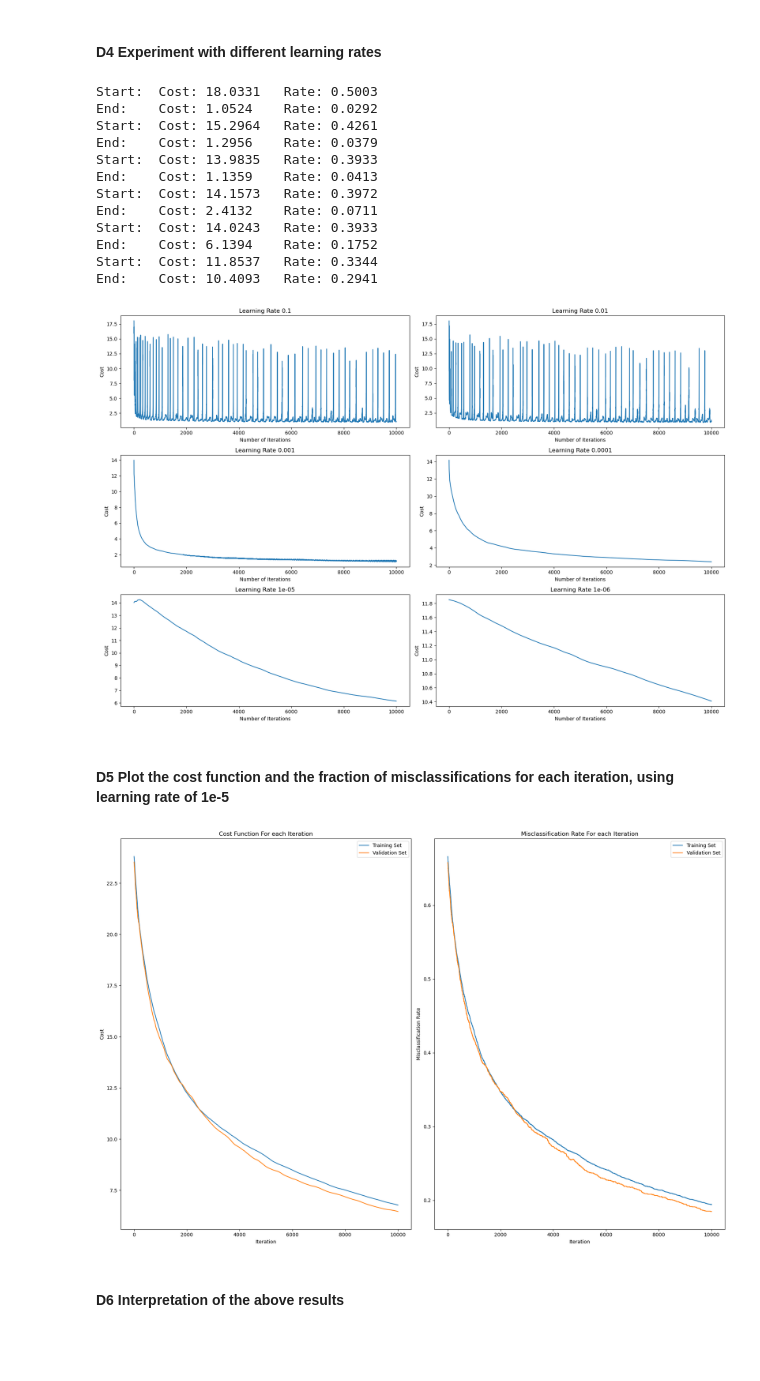
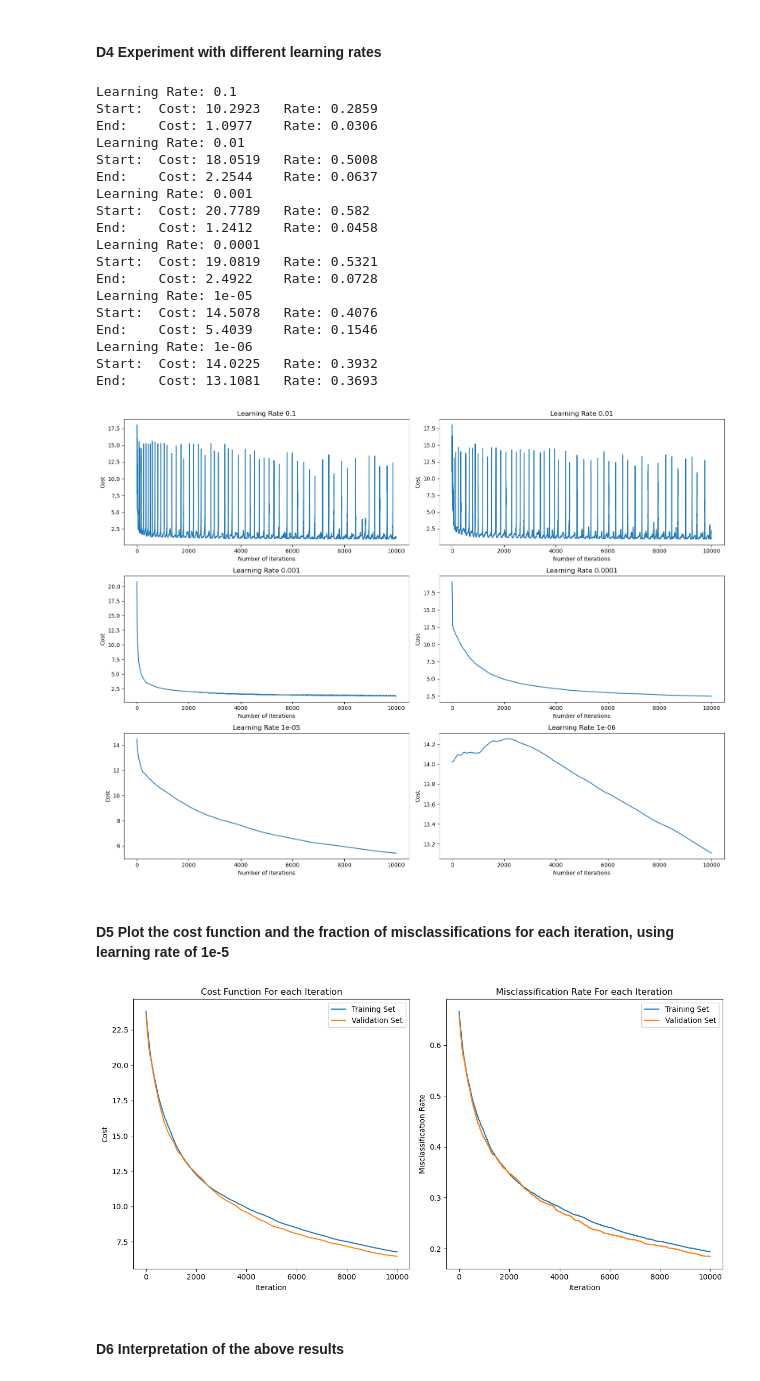
Before and after one commit to LisonLau/CITS5508-Assignments, a Jupyter notebook: Assignment 1 (15%)/assig1_23123849.ipynb, the cells around one changed output. Saved outputs shown, nothing was run; the diff lists cells and outputs as text; code cells hidden in the pictures; blank space fills up the shorter version.

```diff
--- a/Assignment 1 (15%)/assig1_23123849.ipynb
+++ b/Assignment 1 (15%)/assig1_23123849.ipynb
@@ -197,6 +209,8 @@ plt.figure(figsize=(18, 12))
 learning_rates = [1e-1, 1e-2, 1e-3, 1e-4, 1e-5, 1e-6]
 num_iterations = 10000
 for i, lr in enumerate(learning_rates):
+    print("Learning Rate:", lr)
+    np.random.seed(5508)
     theta = np.random.randn(train_x_bias.shape[1])
     _, d4_costs, _, _, _ = lr1_gradient_descent(theta, train_x_bias, train_y, lr, num_iterations)
     plt.subplot(3, 2, i+1)
@@ -208,45 +222,51 @@ for i, lr in enumerate(learning_rates):
 plt.tight_layout()
 plt.show()
 # %% [output]
-Start:  Cost: 18.0331   Rate: 0.5003
-End:    Cost: 1.0524    Rate: 0.0292
-Start:  Cost: 15.2964   Rate: 0.4261
-End:    Cost: 1.2956    Rate: 0.0379
-Start:  Cost: 13.9835   Rate: 0.3933
-End:    Cost: 1.1359    Rate: 0.0413
-Start:  Cost: 14.1573   Rate: 0.3972
-End:    Cost: 2.4132    Rate: 0.0711
-Start:  Cost: 14.0243   Rate: 0.3933
-End:    Cost: 6.1394    Rate: 0.1752
-Start:  Cost: 11.8537   Rate: 0.3344
-End:    Cost: 10.4093   Rate: 0.2941
+Learning Rate: 0.1
+Start:  Cost: 10.2923   Rate: 0.2859
+End:    Cost: 1.0977    Rate: 0.0306
+Learning Rate: 0.01
+Start:  Cost: 18.0519   Rate: 0.5008
+End:    Cost: 2.2544    Rate: 0.0637
+Learning Rate: 0.001
+Start:  Cost: 20.7789   Rate: 0.582
+End:    Cost: 1.2412    Rate: 0.0458
+Learning Rate: 0.0001
+Start:  Cost: 19.0819   Rate: 0.5321
+End:    Cost: 2.4922    Rate: 0.0728
+Learning Rate: 1e-05
+Start:  Cost: 14.5078   Rate: 0.4076
+End:    Cost: 5.4039    Rate: 0.1546
+Learning Rate: 1e-06
+Start:  Cost: 14.0225   Rate: 0.3932
+End:    Cost: 13.1081   Rate: 0.3693
-[figure, old version]
+[figure, new version]
 # %% [markdown]
 #### D5 Plot the cost function and the fraction of misclassifications for each iteration, using learning rate of 1e-5
 # %%
 # Plot the cost function and misclassification rate for each iteration
-fig, axs = plt.subplots(1, 2, figsize=(18, 12))
+fig, axs = plt.subplots(1, 2, figsize=(12, 6))
 
 # Left plot: Cost function for each iteration
 axs[0].plot(range(1, num_iterations + 1), d5_tcosts, label='Training Set')
 axs[0].plot(range(1, num_iterations + 1), d5_vcosts, label='Validation Set')
 axs[0].set_xlabel('Iteration')
 axs[0].set_ylabel('Cost')
 axs[0].set_title('Cost Function For each Iteration')
 axs[0].legend()
 
-# Right plot: Misclassification rate for each iteration
+# Right plot: Misclassification r ate for each iteration
 axs[1].plot(range(1, num_iterations + 1), d5_trates, label='Training Set')
 axs[1].plot(range(1, num_iterations + 1), d5_vrates, label='Validation Set')
 axs[1].set_xlabel('Iteration')
 axs[1].set_ylabel('Misclassification Rate')
 axs[1].set_title('Misclassification Rate For each Iteration')
 axs[1].legend()
 
 plt.tight_layout()
 plt.show()
 # %% [output]
-[figure, old version]
+[figure, new version]
 # %% [markdown]
 #### D6 Interpretation of the above results
 # %% [markdown]
```
Also changed, not shown: parts of 11 cells of this notebook.
